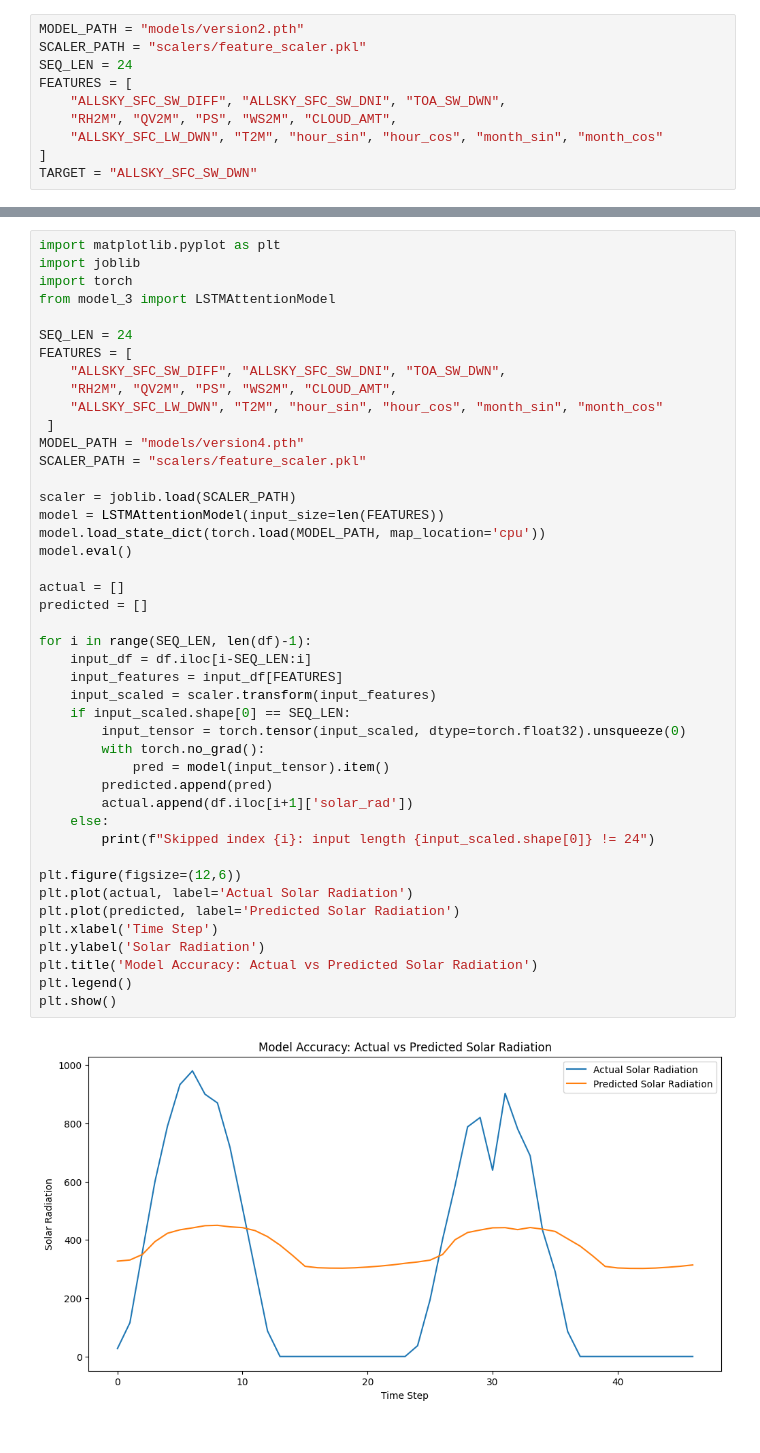
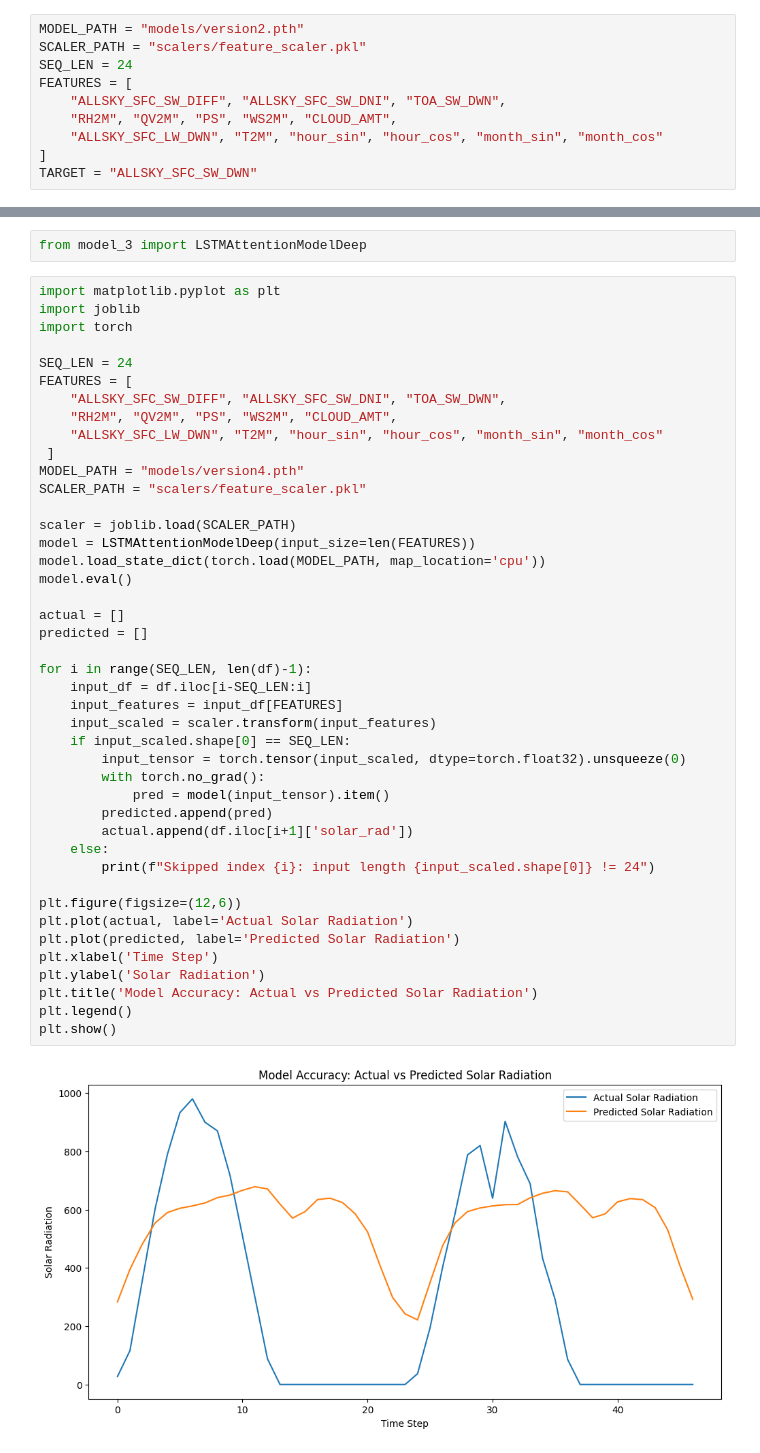
Before and after one commit to studentanush/weatherNet, a Jupyter notebook: version2.ipynb, the cells around one changed output, grey strips where cells are left out. Drawn from its saved outputs; the diff is of its cells as text.

```diff
--- a/version2.ipynb
+++ b/version2.ipynb
@@ -456,8 +455,9 @@ model.eval()
+# %%
+from model_3 import LSTMAttentionModelDeep
 # %%
 import matplotlib.pyplot as plt
 import joblib
 import torch
-from model_3 import LSTMAttentionModel
 
 SEQ_LEN = 24
 FEATURES = [
@@ -469,33 +469,33 @@ MODEL_PATH = "models/version4.pth"
 SCALER_PATH = "scalers/feature_scaler.pkl"
 
 scaler = joblib.load(SCALER_PATH)
-model = LSTMAttentionModel(input_size=len(FEATURES))
+model = LSTMAttentionModelDeep(input_size=len(FEATURES))
 model.load_state_dict(torch.load(MODEL_PATH, map_location='cpu'))
 model.eval()
 
 actual = []
 predicted = []
 
 for i in range(SEQ_LEN, len(df)-1):
     input_df = df.iloc[i-SEQ_LEN:i]
     input_features = input_df[FEATURES]
     input_scaled = scaler.transform(input_features)
     if input_scaled.shape[0] == SEQ_LEN:
         input_tensor = torch.tensor(input_scaled, dtype=torch.float32).unsqueeze(0)
         with torch.no_grad():
             pred = model(input_tensor).item()
         predicted.append(pred)
         actual.append(df.iloc[i+1]['solar_rad'])
     else:
         print(f"Skipped index {i}: input length {input_scaled.shape[0]} != 24")
 
 plt.figure(figsize=(12,6))
 plt.plot(actual, label='Actual Solar Radiation')
 plt.plot(predicted, label='Predicted Solar Radiation')
 plt.xlabel('Time Step')
 plt.ylabel('Solar Radiation')
 plt.title('Model Accuracy: Actual vs Predicted Solar Radiation')
 plt.legend()
 plt.show()
 # %% [output]
-[figure, old version]
+[figure, new version]
```
Also changed, not shown: parts of 2 cells of this notebook, 4 other files.
